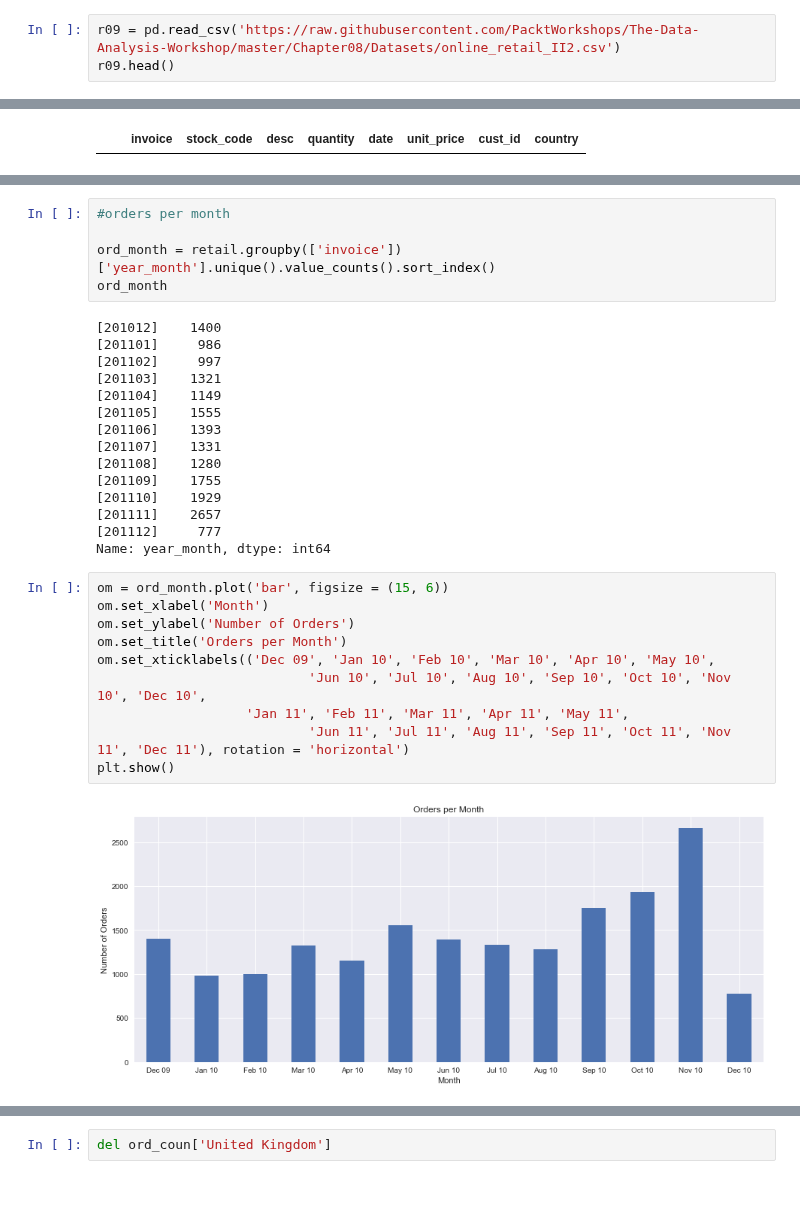
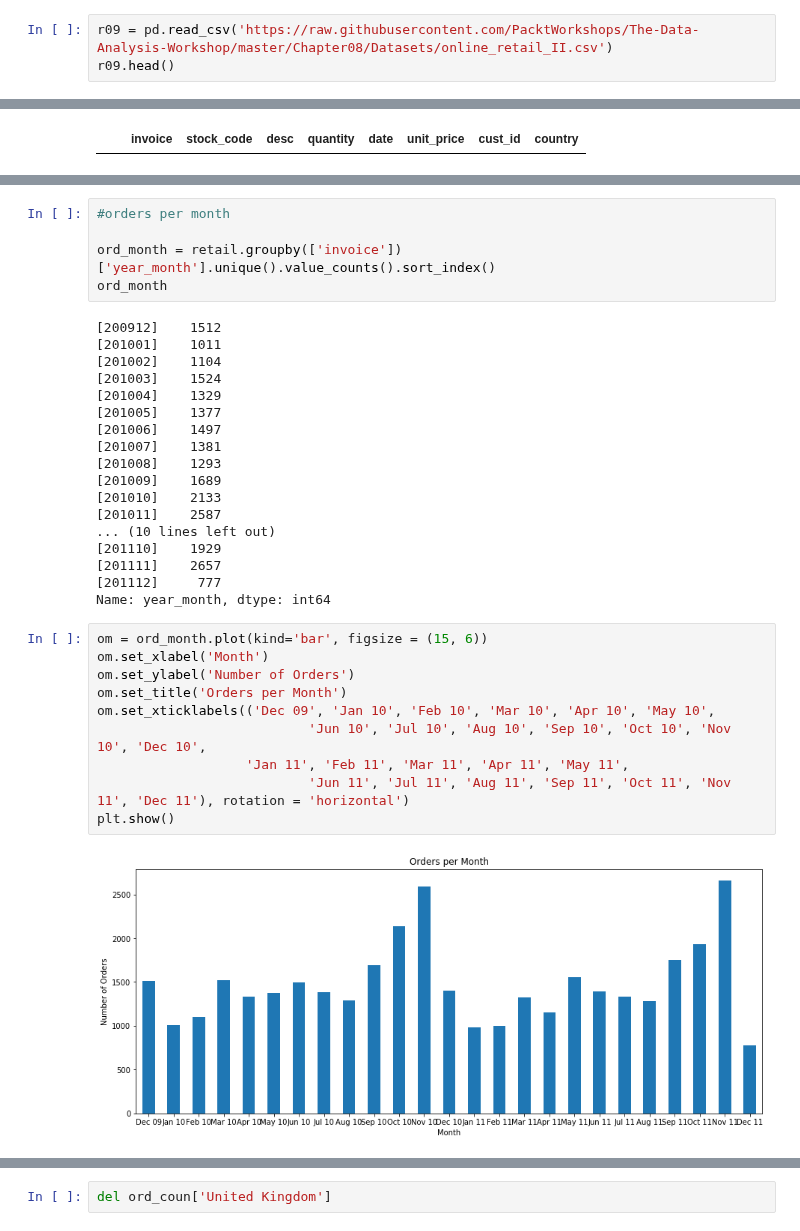
Before and after one commit to PacktWorkshops/The-Data-Analysis-Workshop, a Jupyter notebook: Chapter08/Activity8.01/Activity8.01.ipynb, the cells around one changed output, grey strips where cells are left out. Cells and saved outputs as stored; diff of their text form; blank space fills up the shorter version.

```diff
--- a/Chapter08/Activity8.01/Activity8.01.ipynb
+++ b/Chapter08/Activity8.01/Activity8.01.ipynb
@@ -14,7 +12,7 @@ You should consider upgrading via the 'python -m pip install --upgrade pip' comm
 # %%
 import plotly.express as px
 # %%
-r09 = pd.read_csv('https://raw.githubusercontent.com/PacktWorkshops/The-Data-Analysis-Workshop/master/Chapter08/Datasets/online_retail_II2.csv')
+r09 = pd.read_csv('https://raw.githubusercontent.com/PacktWorkshops/The-Data-Analysis-Workshop/master/Chapter08/Datasets/online_retail_II.csv')
 r09.head()
 # %% [output]
 |  | Invoice | StockCode | Description | Quantity | InvoiceDate | Price | Customer ID | Country |
@@ -419,32 +408,35 @@ retail.head()
 ord_month = retail.groupby(['invoice'])['year_month'].unique().value_counts().sort_index()
 ord_month
 # %% [output]
-[201012]    1400
-[201101]     986
-[201102]     997
-[201103]    1321
-[201104]    1149
-[201105]    1555
-[201106]    1393
-[201107]    1331
-[201108]    1280
-[201109]    1755
+[200912]    1512
+[201001]    1011
+[201002]    1104
+[201003]    1524
+[201004]    1329
+[201005]    1377
+[201006]    1497
+[201007]    1381
+[201008]    1293
+[201009]    1689
+[201010]    2133
+[201011]    2587
+... (10 lines left out)
 [201110]    1929
 [201111]    2657
 [201112]     777
 Name: year_month, dtype: int64
 # %%
-om = ord_month.plot('bar', figsize = (15, 6))
+om = ord_month.plot(kind='bar', figsize = (15, 6))
 om.set_xlabel('Month')
 om.set_ylabel('Number of Orders')
 om.set_title('Orders per Month')
 om.set_xticklabels(('Dec 09', 'Jan 10', 'Feb 10', 'Mar 10', 'Apr 10', 'May 10',
                            'Jun 10', 'Jul 10', 'Aug 10', 'Sep 10', 'Oct 10', 'Nov 10', 'Dec 10',
                    'Jan 11', 'Feb 11', 'Mar 11', 'Apr 11', 'May 11',
                            'Jun 11', 'Jul 11', 'Aug 11', 'Sep 11', 'Oct 11', 'Nov 11', 'Dec 11'), rotation = 'horizontal')
 plt.show()
 # %% [output]
-[figure, old version]
+[figure, new version]
 # %%
 # most popular time of the month to order
 
```
Also changed, not shown: parts of 53 cells of this notebook.
